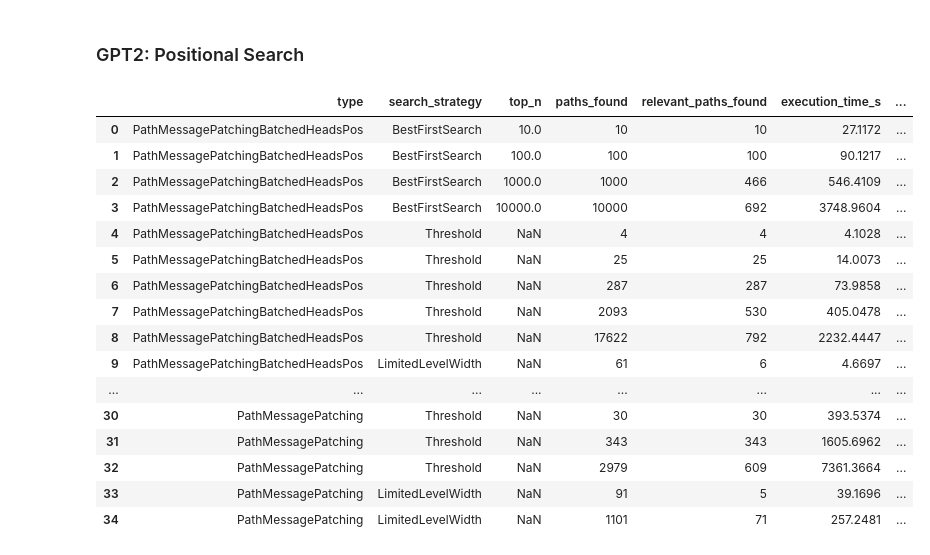
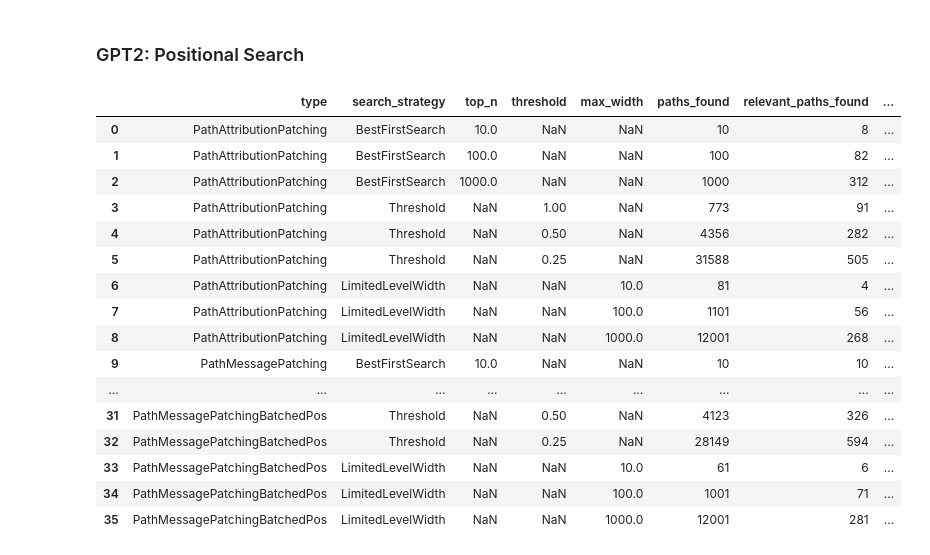
Before and after one commit to andreac01/IPE-LatentCircuitIdentification, a Jupyter notebook: experiments/resource_consumption/result_visualization.ipynb, the cells around one changed output. Saved outputs shown, nothing was run; the diff lists cells and outputs as text; code cells hidden in the pictures.

```diff
--- a/experiments/resource_consumption/result_visualization.ipynb
+++ b/experiments/resource_consumption/result_visualization.ipynb
@@ -21,29 +21,29 @@ To also evaluate in a straightforward way the quality of the indentified paths,
 # %%
 import pandas as pd
 from IPython.display import display
 
-filepath = "./results/gpt2/target_logit_percentage_ioi_positional_bs8.csv" # Example file, to be tested more
+filepath = "./results/gpt2/ioi_positional_bs8_len15.csv" # Example file, to be tested more
 
 df = pd.read_csv(filepath)
 display(df)
 # %% [output]
-|  | type | search_strategy | top_n | paths_found | relevant_paths_found | execution_time_s | ... |
-| 0 | PathMessagePatchingBatchedHeadsPos | BestFirstSearch | 10.0 | 10 | 10 | 27.1172 | ... |
-| 1 | PathMessagePatchingBatchedHeadsPos | BestFirstSearch | 100.0 | 100 | 100 | 90.1217 | ... |
-| 2 | PathMessagePatchingBatchedHeadsPos | BestFirstSearch | 1000.0 | 1000 | 466 | 546.4109 | ... |
-| 3 | PathMessagePatchingBatchedHeadsPos | BestFirstSearch | 10000.0 | 10000 | 692 | 3748.9604 | ... |
-| 4 | PathMessagePatchingBatchedHeadsPos | Threshold | NaN | 4 | 4 | 4.1028 | ... |
-| 5 | PathMessagePatchingBatchedHeadsPos | Threshold | NaN | 25 | 25 | 14.0073 | ... |
-| 6 | PathMessagePatchingBatchedHeadsPos | Threshold | NaN | 287 | 287 | 73.9858 | ... |
-| 7 | PathMessagePatchingBatchedHeadsPos | Threshold | NaN | 2093 | 530 | 405.0478 | ... |
-| 8 | PathMessagePatchingBatchedHeadsPos | Threshold | NaN | 17622 | 792 | 2232.4447 | ... |
-| 9 | PathMessagePatchingBatchedHeadsPos | LimitedLevelWidth | NaN | 61 | 6 | 4.6697 | ... |
-| ... | ... | ... | ... | ... | ... | ... | ... |
-| 30 | PathMessagePatching | Threshold | NaN | 30 | 30 | 393.5374 | ... |
-| 31 | PathMessagePatching | Threshold | NaN | 343 | 343 | 1605.6962 | ... |
-| 32 | PathMessagePatching | Threshold | NaN | 2979 | 609 | 7361.3664 | ... |
-| 33 | PathMessagePatching | LimitedLevelWidth | NaN | 91 | 5 | 39.1696 | ... |
-| 34 | PathMessagePatching | LimitedLevelWidth | NaN | 1101 | 71 | 257.2481 | ... |
+|  | type | search_strategy | top_n | threshold | max_width | paths_found | relevant_paths_found | ... |
+| 0 | PathAttributionPatching | BestFirstSearch | 10.0 | NaN | NaN | 10 | 8 | ... |
+| 1 | PathAttributionPatching | BestFirstSearch | 100.0 | NaN | NaN | 100 | 82 | ... |
+| 2 | PathAttributionPatching | BestFirstSearch | 1000.0 | NaN | NaN | 1000 | 312 | ... |
+| 3 | PathAttributionPatching | Threshold | NaN | 1.00 | NaN | 773 | 91 | ... |
+| 4 | PathAttributionPatching | Threshold | NaN | 0.50 | NaN | 4356 | 282 | ... |
+| 5 | PathAttributionPatching | Threshold | NaN | 0.25 | NaN | 31588 | 505 | ... |
+| 6 | PathAttributionPatching | LimitedLevelWidth | NaN | NaN | 10.0 | 81 | 4 | ... |
+| 7 | PathAttributionPatching | LimitedLevelWidth | NaN | NaN | 100.0 | 1101 | 56 | ... |
+| 8 | PathAttributionPatching | LimitedLevelWidth | NaN | NaN | 1000.0 | 12001 | 268 | ... |
+| 9 | PathMessagePatching | BestFirstSearch | 10.0 | NaN | NaN | 10 | 10 | ... |
+| ... | ... | ... | ... | ... | ... | ... | ... | ... |
+| 31 | PathMessagePatchingBatchedPos | Threshold | NaN | 0.50 | NaN | 4123 | 326 | ... |
+| 32 | PathMessagePatchingBatchedPos | Threshold | NaN | 0.25 | NaN | 28149 | 594 | ... |
+| 33 | PathMessagePatchingBatchedPos | LimitedLevelWidth | NaN | NaN | 10.0 | 61 | 6 | ... |
+| 34 | PathMessagePatchingBatchedPos | LimitedLevelWidth | NaN | NaN | 100.0 | 1001 | 71 | ... |
+| 35 | PathMessagePatchingBatchedPos | LimitedLevelWidth | NaN | NaN | 1000.0 | 12001 | 281 | ... |
 # %%
 from plot import plot_search_strategy_results
 
```
Also changed, not shown: parts of 4 cells of this notebook, 3 other files.
